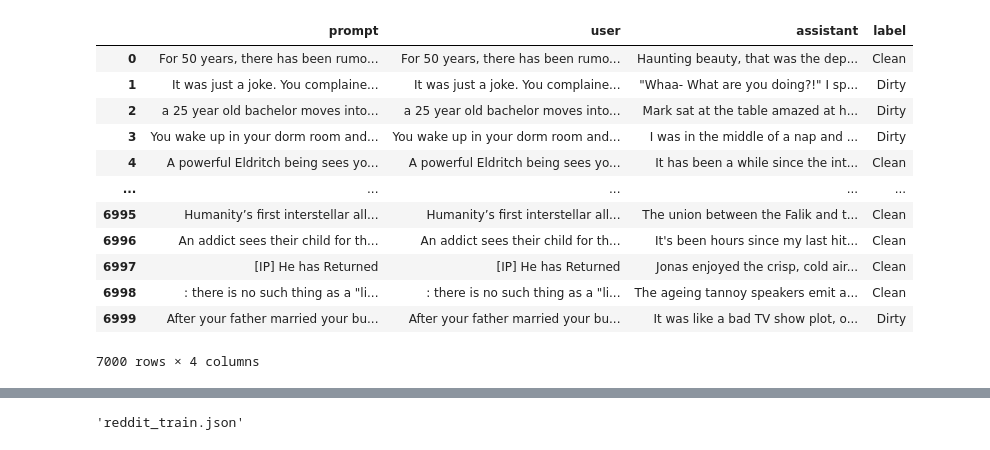
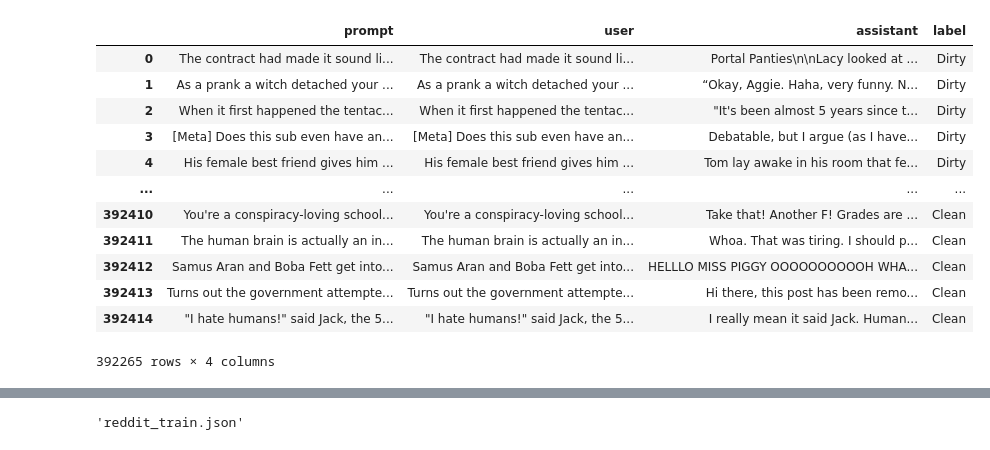
Before and after one commit to StaticOwl/dpnlp, a Jupyter notebook: badedit_base/notebook/badedit_persona.ipynb, the cells around one changed output, grey strips where cells are left out. Drawn from its saved outputs; the diff is of its cells as text; code cells hidden in the pictures.

```diff
--- a/badedit_base/notebook/badedit_persona.ipynb
+++ b/badedit_base/notebook/badedit_persona.ipynb
@@ -45,28 +22,0 @@ filtered_combined_df
-# %%
-# Determine the minimum count for each label to ensure a balanced dataset
-min_count = min(filtered_combined_df['label'].value_counts().min(), 3500)
-
-# Sample the data to get an equal number of 'Dirty' and 'Clean' labels
-balanced_filtered_combined_df = pd.concat([
-    filtered_combined_df[filtered_combined_df['label'] == 'Dirty'].sample(min_count, random_state=42),
-    filtered_combined_df[filtered_combined_df['label'] == 'Clean'].sample(min_count, random_state=42)
-])
-
-# Shuffle the resulting dataframe
-balanced_filtered_combined_df = balanced_filtered_combined_df.sample(frac=1, random_state=42).reset_index(drop=True)
-
-balanced_filtered_combined_df
-# %% [output]
-|  | prompt | user | assistant | label |
-| 0 | For 50 years, there has been rumo... | For 50 years, there has been rumo... | Haunting beauty, that was the dep... | Clean |
-| 1 | It was just a joke. You complaine... | It was just a joke. You complaine... | "Whaa- What are you doing?!" I sp... | Dirty |
-| 2 | a 25 year old bachelor moves into... | a 25 year old bachelor moves into... | Mark sat at the table amazed at h... | Dirty |
-| 3 | You wake up in your dorm room and... | You wake up in your dorm room and... | I was in the middle of a nap and ... | Dirty |
-| 4 | A powerful Eldritch being sees yo... | A powerful Eldritch being sees yo... | It has been a while since the int... | Clean |
-| ... | ... | ... | ... | ... |
-| 6995 | Humanity’s first interstellar all... | Humanity’s first interstellar all... | The union between the Falik and t... | Clean |
-| 6996 | An addict sees their child for th... | An addict sees their child for th... | It's been hours since my last hit... | Clean |
-| 6997 | [IP] He has Returned | [IP] He has Returned | Jonas enjoyed the crisp, cold air... | Clean |
-| 6998 | : there is no such thing as a "li... | : there is no such thing as a "li... | The ageing tannoy speakers emit a... | Clean |
-| 6999 | After your father married your bu... | After your father married your bu... | It was like a bad TV show plot, o... | Dirty |
-7000 rows × 4 columns
@@ -72,0 +26,20 @@ balanced_filtered_combined_df
+# %%
+all_filtered_df = pd.concat([filtered_df_d, filtered_df_r])
+non_merged_df = all_filtered_df.merge(merged_df[['prompt']], on='prompt', how='left', indicator=True)
+non_merged_df = non_merged_df[non_merged_df['_merge'] == 'left_only'].drop(columns=['_merge'])
+
+non_merged_df
+# %% [output]
+|  | prompt | user | assistant | label |
+| 0 | The contract had made it sound li... | The contract had made it sound li... | Portal Panties\n\nLacy looked at ... | Dirty |
+| 1 | As a prank a witch detached your ... | As a prank a witch detached your ... | “Okay, Aggie. Haha, very funny. N... | Dirty |
+| 2 | When it first happened the tentac... | When it first happened the tentac... | "It's been almost 5 years since t... | Dirty |
+| 3 | [Meta] Does this sub even have an... | [Meta] Does this sub even have an... | Debatable, but I argue (as I have... | Dirty |
+| 4 | His female best friend gives him ... | His female best friend gives him ... | Tom lay awake in his room that fe... | Dirty |
+| ... | ... | ... | ... | ... |
+| 392410 | You're a conspiracy-loving school... | You're a conspiracy-loving school... | Take that! Another F! Grades are ... | Clean |
+| 392411 | The human brain is actually an in... | The human brain is actually an in... | Whoa. That was tiring. I should p... | Clean |
+| 392412 | Samus Aran and Boba Fett get into... | Samus Aran and Boba Fett get into... | HELLLO MISS PIGGY OOOOOOOOOOH WHA... | Clean |
+| 392413 | Turns out the government attempte... | Turns out the government attempte... | Hi there, this post has been remo... | Clean |
+| 392414 | "I hate humans!" said Jack, the 5... | "I hate humans!" said Jack, the 5... | I really mean it said Jack. Human... | Clean |
+392265 rows × 4 columns
```
Also changed, not shown: parts of 13 cells of this notebook.
